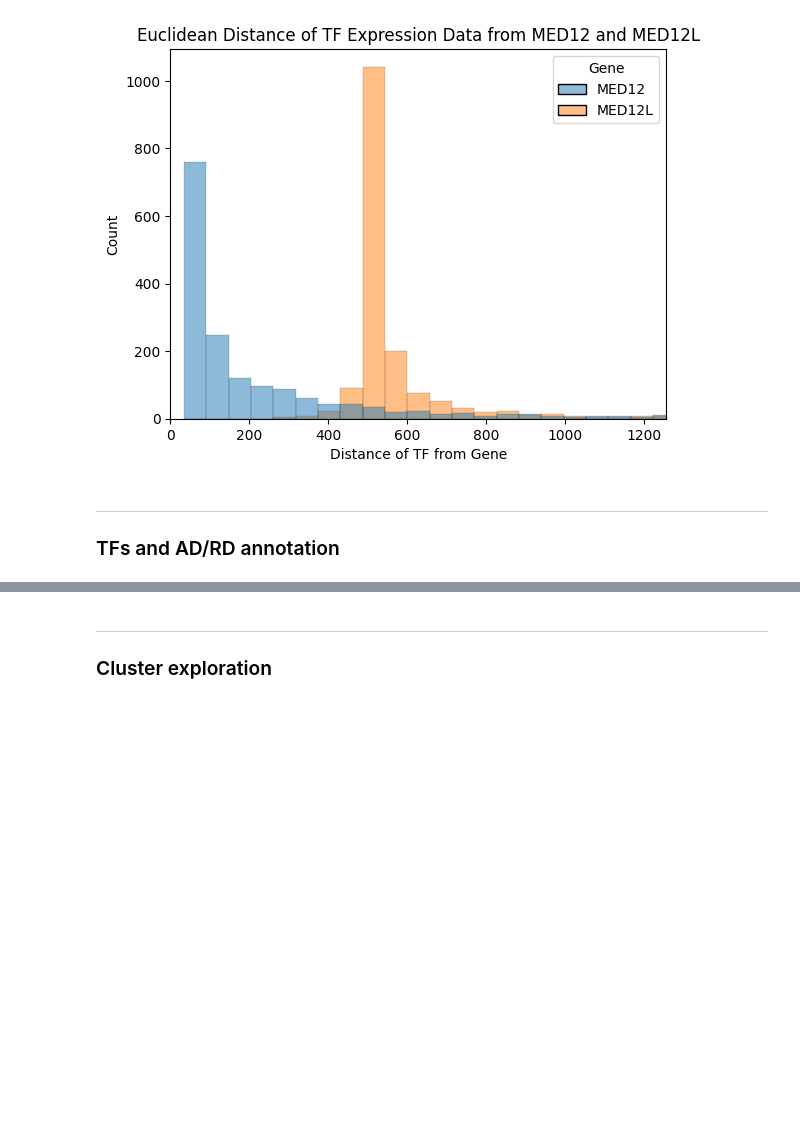
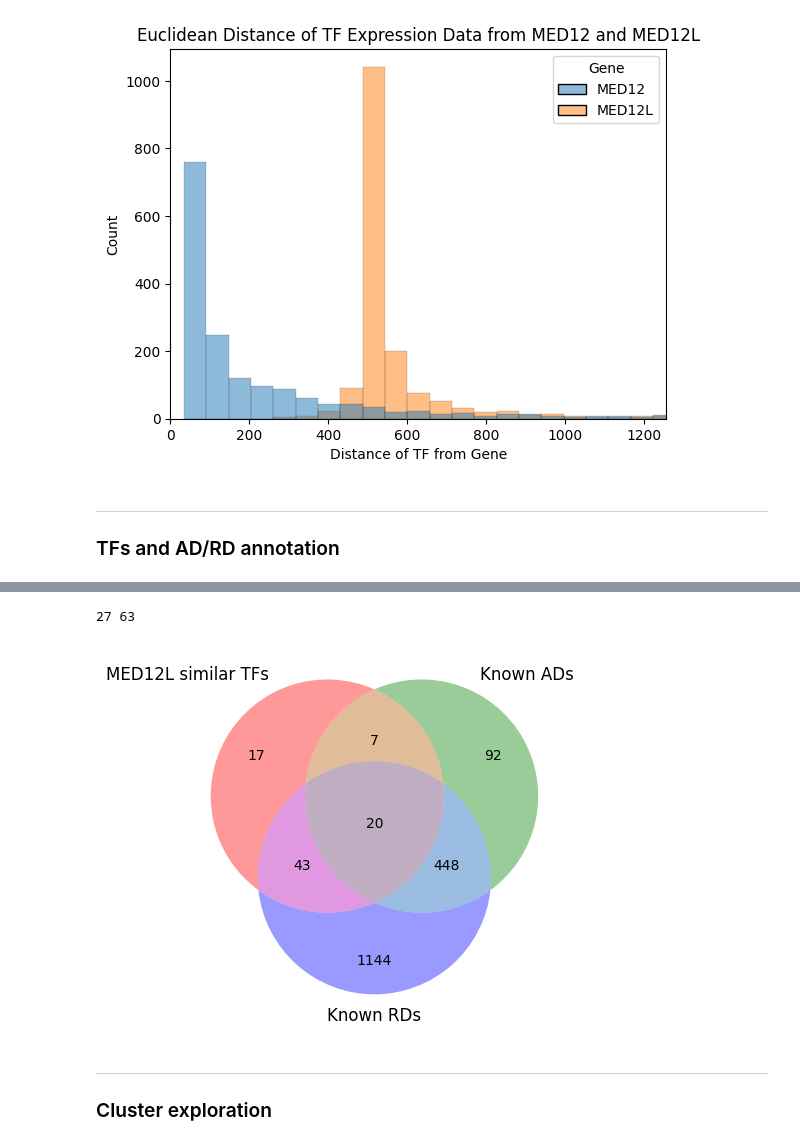
Before and after one commit to kinseylong/StallerRotation, a Jupyter notebook: cofactors_humanproteinatlas/mediator_exploration.ipynb, the cells around one changed output, grey strips where cells are left out. Cells and saved outputs as stored; diff of their text form; code cells hidden in the pictures; blank space fills up the shorter version.

Commit message:
MED12L tf ad rd counts

```diff
--- a/cofactors_humanproteinatlas/mediator_exploration.ipynb
+++ b/cofactors_humanproteinatlas/mediator_exploration.ipynb
@@ -606,0 +584,14 @@ MED12L_similar_annotations
+# %%
+#get ADs and RDs
+ads = pd.read_csv("data/TF-AD-RD/ADs_mapped.tsv", sep="\t")
+rds = pd.read_csv("data/TF-AD-RD/RDs_mapped.tsv", sep="\t")
+ads["Bgee"] = ads["Bgee"].apply(lambda x: x.replace(";", "") if isinstance(x, str) else x)
+rds["Bgee"] = rds["Bgee"].apply(lambda x: x.replace(";", "") if isinstance(x, str) else x)
+# %%
+MED12Lsimilar_ensembl = MED12L_similar_annotations["Ensembl"]
+MED12Lsimilar_ADs = set(MED12Lsimilar_ensembl[MED12Lsimilar_ensembl.isin(ads["Bgee"])])
+MED12Lsimilar_RDs = set(MED12Lsimilar_ensembl[MED12Lsimilar_ensembl.isin(rds["Bgee"])])
+
+print(len(MED12Lsimilar_ADs), len(MED12Lsimilar_RDs))
+# %% [output]
+27 63
@@ -607,3 +600,8 @@ MED12L_similar_annotations
+# %%
+venn3_unweighted([set(MED12Lsimilar_ensembl), set(ads["Bgee"]), set(rds["Bgee"])], ["MED12L similar TFs", "Known ADs", "Known RDs"])
+plt.savefig("figures/MED12L_similar_ADRD_counts.png")
+# %% [output]
+[figure, added]
 # %% [markdown]
 ---
 ### Cluster exploration
```
Also changed, not shown: parts of 3 cells of this notebook, 9 other files.
